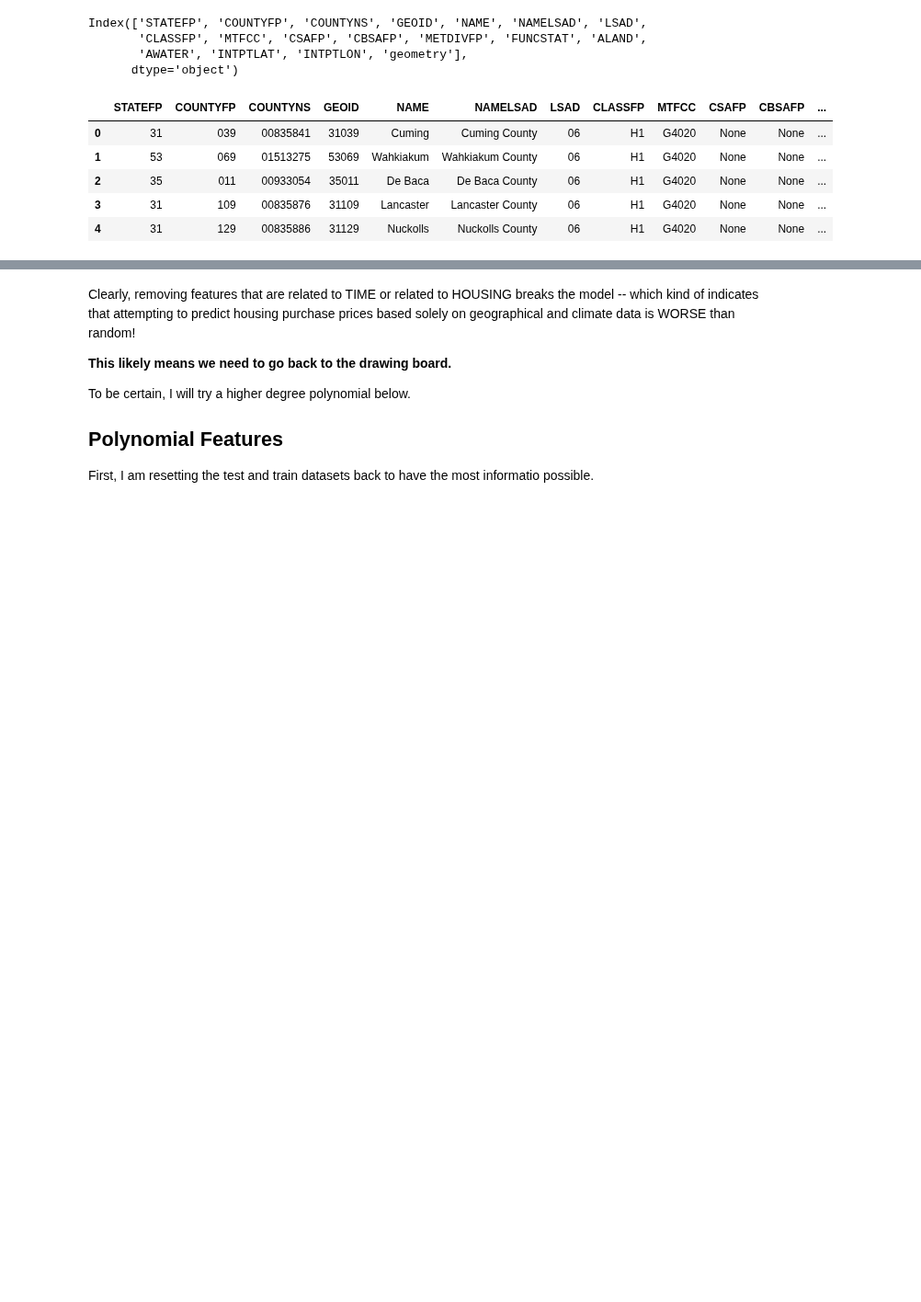
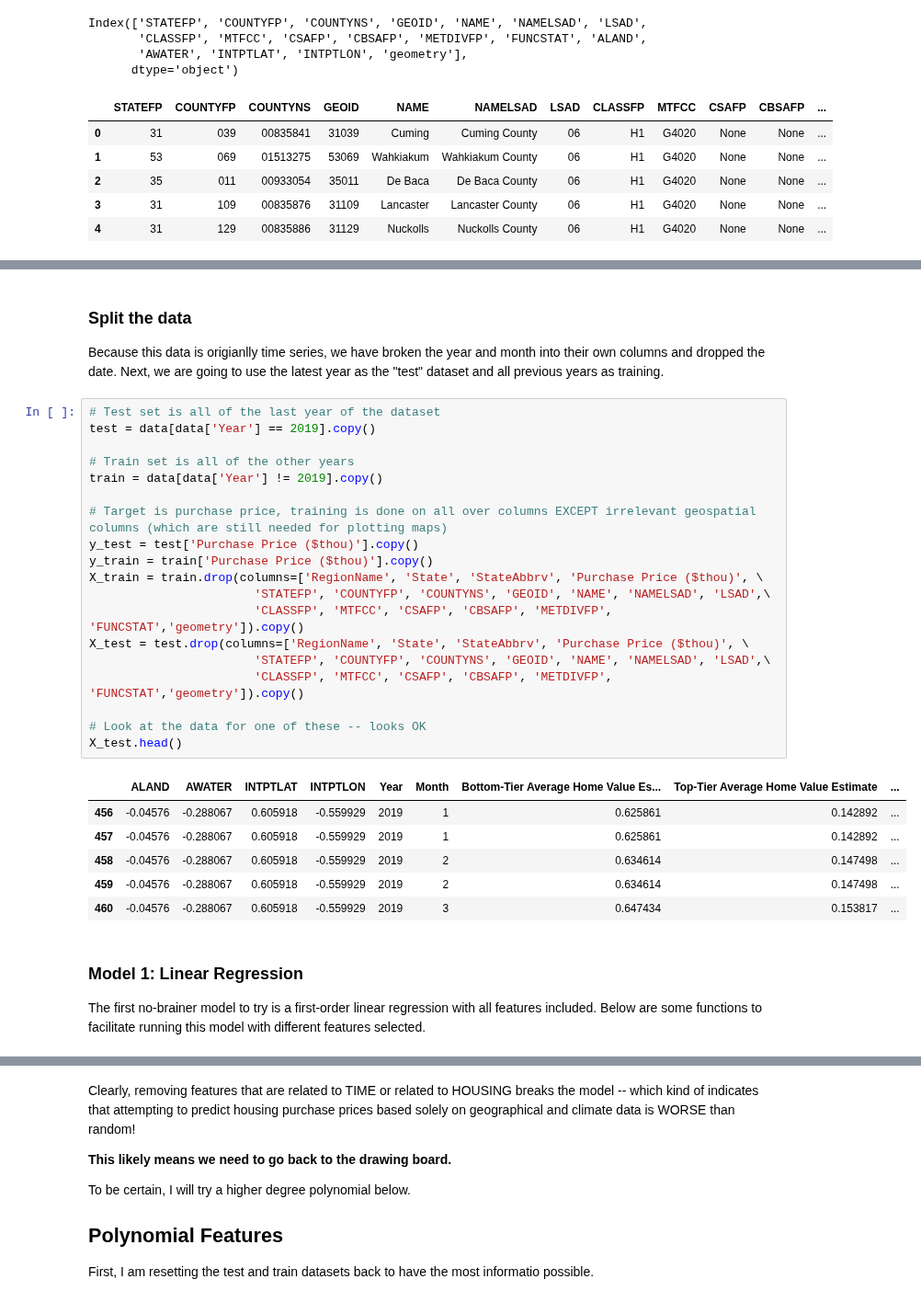
Before and after one commit to MLFP-90803-SP24-FinalProjects/Team17-FinalProject, a Jupyter notebook: Q1_Regression_Analysis.ipynb, the cells around one changed output, grey strips where cells are left out. Shown at 92% size. Drawn from its saved outputs; the diff is of its cells as text; blank space fills up the shorter version.

```diff
--- a/Q1_Regression_Analysis.ipynb
+++ b/Q1_Regression_Analysis.ipynb
@@ -391,0 +179,32 @@ mean_squared_error_test: 2091.657
+# %% [markdown]
+### Split the data
+Because this data is origianlly time series, we have broken the year and month into their own columns and dropped the date. Next, we are going to use the latest year as the "test" dataset and all previous years as training.
+# %%
+# Test set is all of the last year of the dataset
+test = data[data['Year'] == 2019].copy()
+
+# Train set is all of the other years
+train = data[data['Year'] != 2019].copy()
+
+# Target is purchase price, training is done on all over columns EXCEPT irrelevant geospatial columns (which are still needed for plotting maps)
+y_test = test['Purchase Price ($thou)'].copy()
+y_train = train['Purchase Price ($thou)'].copy()
+X_train = train.drop(columns=['RegionName', 'State', 'StateAbbrv', 'Purchase Price ($thou)', \
+                       'STATEFP', 'COUNTYFP', 'COUNTYNS', 'GEOID', 'NAME', 'NAMELSAD', 'LSAD',\
+                       'CLASSFP', 'MTFCC', 'CSAFP', 'CBSAFP', 'METDIVFP', 'FUNCSTAT','geometry']).copy()
+X_test = test.drop(columns=['RegionName', 'State', 'StateAbbrv', 'Purchase Price ($thou)', \
+                       'STATEFP', 'COUNTYFP', 'COUNTYNS', 'GEOID', 'NAME', 'NAMELSAD', 'LSAD',\
+                       'CLASSFP', 'MTFCC', 'CSAFP', 'CBSAFP', 'METDIVFP', 'FUNCSTAT','geometry']).copy()
+
+# Look at the data for one of these -- looks OK
+X_test.head()
+# %% [output]
+|  | ALAND | AWATER | INTPTLAT | INTPTLON | Year | Month | Bottom-Tier Average Home Value Es... | Top-Tier Average Home Value Estimate | ... |
+| 456 | -0.04576 | -0.288067 | 0.605918 | -0.559929 | 2019 | 1 | 0.625861 | 0.142892 | ... |
+| 457 | -0.04576 | -0.288067 | 0.605918 | -0.559929 | 2019 | 1 | 0.625861 | 0.142892 | ... |
+| 458 | -0.04576 | -0.288067 | 0.605918 | -0.559929 | 2019 | 2 | 0.634614 | 0.147498 | ... |
+| 459 | -0.04576 | -0.288067 | 0.605918 | -0.559929 | 2019 | 2 | 0.634614 | 0.147498 | ... |
+| 460 | -0.04576 | -0.288067 | 0.605918 | -0.559929 | 2019 | 3 | 0.647434 | 0.153817 | ... |
+# %% [markdown]
+### Model 1: Linear Regression
+The first no-brainer model to try is a first-order linear regression with all features included. Below are some functions to facilitate running this model with different features selected.
```
Also changed, not shown: parts of 74 cells of this notebook.
